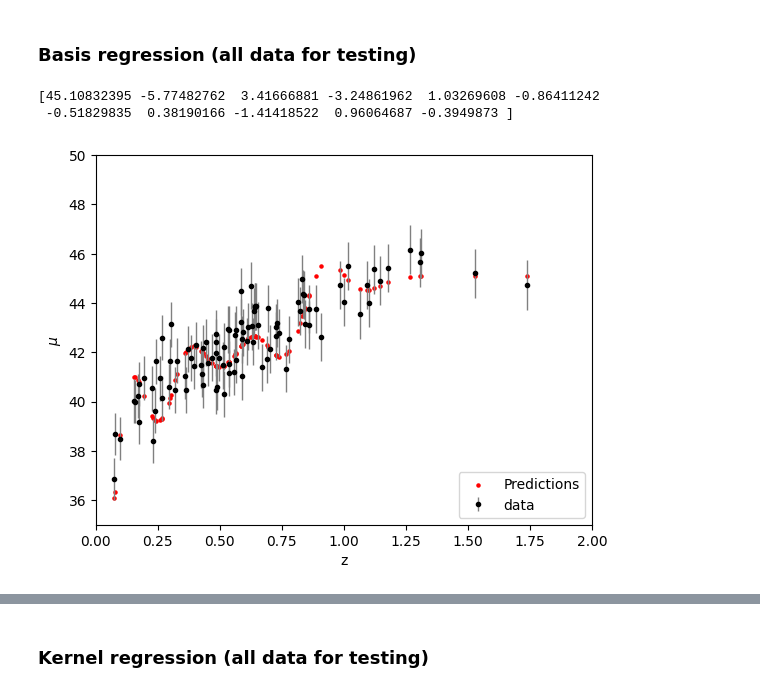
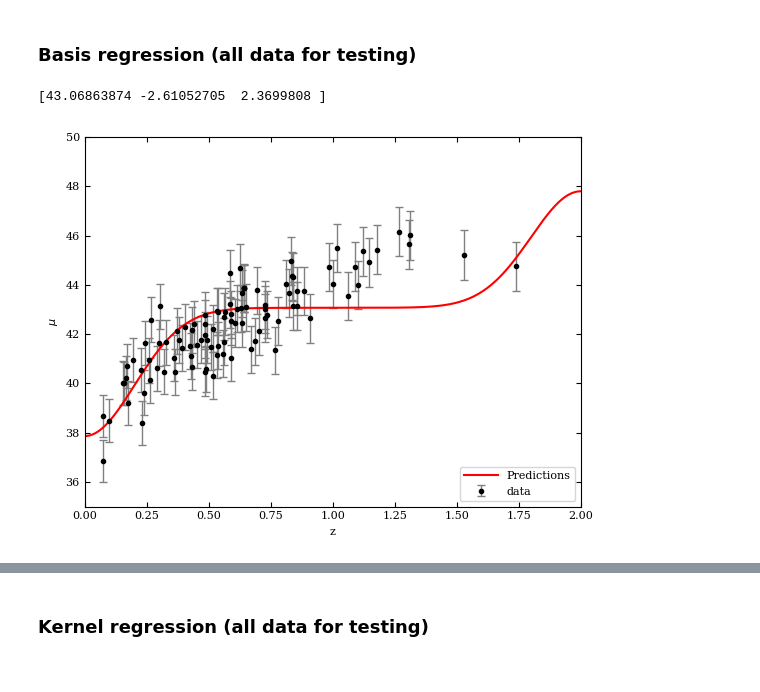
Before and after one commit to GiuliaConti/astrostatistics_bicocca_2024, a Jupyter notebook: working/E15_L17.ipynb, the cells around one changed output, grey strips where cells are left out. Cells and saved outputs as stored; diff of their text form; code cells hidden in the pictures.

```diff
--- a/working/E15_L17.ipynb
+++ b/working/E15_L17.ipynb
@@ -61,7 +61,7 @@ degree = 2
 model = PolynomialRegression(degree) # fit 3rd degree polynomial
 model.fit(x, mu_sample)
 
-x_grid = np.linspace(0,2,200)[:,np.newaxis]
+x_grid = np.linspace(0,2,1000)[:,np.newaxis]
 y_pred1 = model.predict(x_grid)
 n_constraints = degree + 1
 
@@ -133,18 +99,0 @@ plt.ylim(35,50)
-# %%
-degree = 10
-model = PolynomialRegression(degree) # fit 3rd degree polynomial
-model.fit(x, mu_sample)
-
-x_grid = np.linspace(0,2,200)[:,np.newaxis]
-y_pred1 = model.predict(x_grid)
-n_constraints = degree + 1
-
-print(model.coef_)
-
-plt.errorbar(z_sample, mu_sample, dmu, fmt='.k', ecolor='gray', lw=1,label='data')
-plt.scatter(x_grid, y_pred1, s=1, color = 'r', linewidth=2, label="Predictions")
-plt.xlabel("z")
-plt.ylabel("$\mu$")
-plt.legend(loc='lower right')
-plt.xlim(0,2)
-plt.ylim(35,50)
@@ -160,29 +103,27 @@ plt.ylim(35,50)
 #Basis function regression looks like this
 from astroML.linear_model import BasisFunctionRegression
 
-# mean positions of the 10 Gaussians in the model
-X_gridtest = np.linspace(0,1,10)[:, None]
+# mean positions of the 2 Gaussians in the model
+basis_mu = np.linspace(0,2,2)[:, None]
 # widths of these Gaussians
-sigma_test = 0.1
+basis_sigma = 0.1 * (basis_mu[1] - basis_mu[0]) #Riscalato!
 
-dytest = np.random.random(100) # heteroscedastic errors
-model = BasisFunctionRegression('gaussian', mu=X_gridtest, sigma=sigma_test)
-model.fit(x, mu_sample, dytest)
+model = BasisFunctionRegression('gaussian', mu=basis_mu, sigma=basis_sigma)
+model.fit(x, mu_sample, dmu)
 
-y_pred2 = model.predict(x)
+y_pred2 = model.predict(x_grid)
 print(model.coef_)
 # %% [output]
-[45.10832395 -5.77482762  3.41666881 -3.24861962  1.03269608 -0.86411242
- -0.51829835  0.38190166 -1.41418522  0.96064687 -0.3949873 ]
+[43.06863874 -2.61052705  2.3699808 ]
 # %%
 plt.errorbar(z_sample, mu_sample, dmu, fmt='.k', ecolor='gray', lw=1,label='data')
 plt.xlabel("z")
 plt.ylabel("$\mu$")
 plt.xlim(0,2)
 plt.ylim(35,50)
-plt.scatter(x, y_pred2, s=5, color='r', label="Predictions")
+plt.plot(x_grid, y_pred2, color='r', label="Predictions")
 
 plt.legend(loc='lower right')
 plt.show()
 # %% [output]
-[figure, old version]
+[figure, new version]
```
Also changed, not shown: parts of 14 cells of this notebook, 1 other file.
